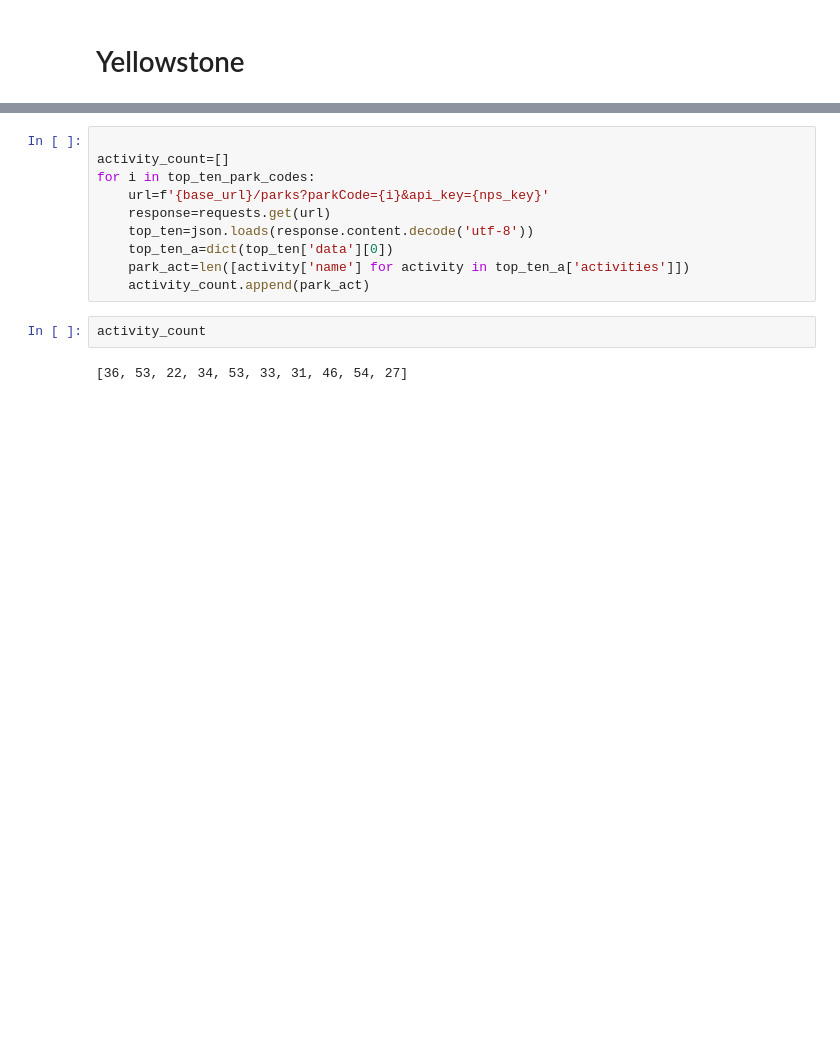
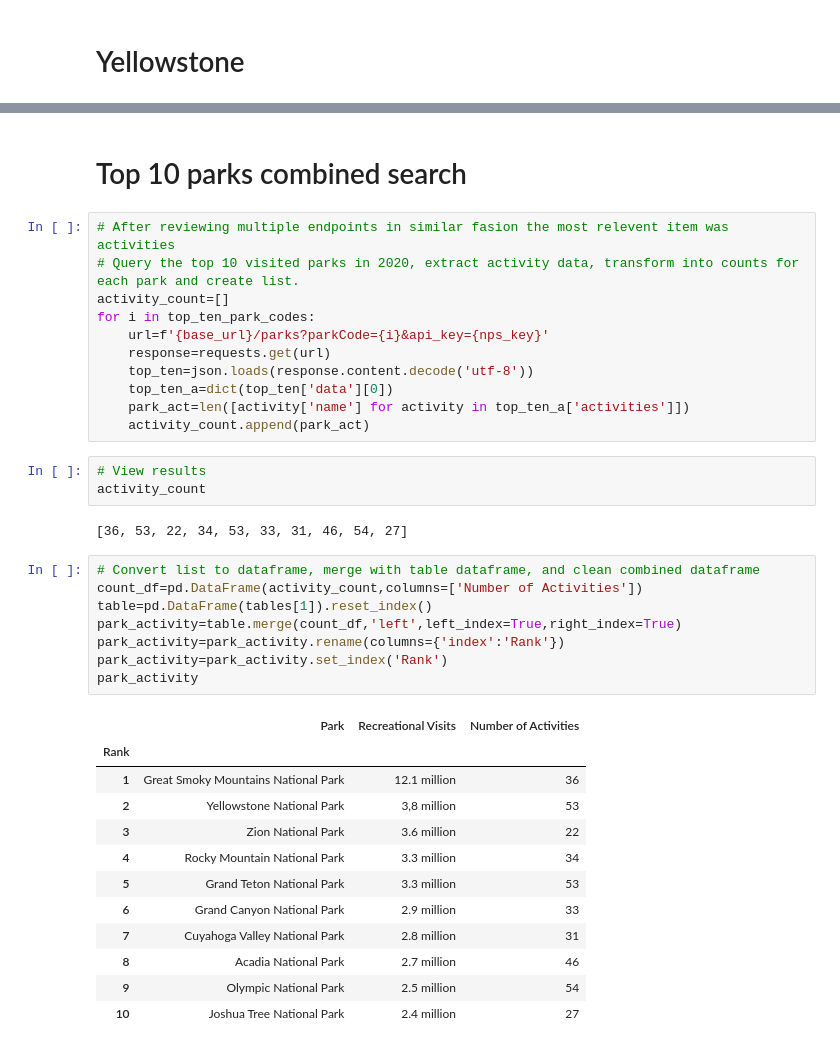
Before and after one commit to raj-cmyk/Zombie-Tigers-ETL-Project, a Jupyter notebook: ETL_sbc.ipynb, the cells around one changed output, grey strips where cells are left out. Cells and saved outputs as stored; diff of their text form; blank space fills up the shorter version.

```diff
--- a/ETL_sbc.ipynb
+++ b/ETL_sbc.ipynb
@@ -249,5 +254,8 @@ yell_op_hours
+# %% [markdown]
+# Top 10 parks combined search
 # %%
-
+# After reviewing multiple endpoints in similar fasion the most relevent item was activities
+# Query the top 10 visited parks in 2020, extract activity data, transform into counts for each park and create list.
 activity_count=[]
 for i in top_ten_park_codes:
     url=f'{base_url}/parks?parkCode={i}&api_key={nps_key}'
@@ -256,7 +264,29 @@ for i in top_ten_park_codes:
     top_ten_a=dict(top_ten['data'][0])
     park_act=len([activity['name'] for activity in top_ten_a['activities']])
     activity_count.append(park_act)
-# %%
-activity_count
-# %% [output]
-[36, 53, 22, 34, 53, 33, 31, 46, 54, 27]
+# %%
+# View results
+activity_count
+# %% [output]
+[36, 53, 22, 34, 53, 33, 31, 46, 54, 27]
+# %%
+# Convert list to dataframe, merge with table dataframe, and clean combined dataframe
+count_df=pd.DataFrame(activity_count,columns=['Number of Activities'])
+table=pd.DataFrame(tables[1]).reset_index()
+park_activity=table.merge(count_df,'left',left_index=True,right_index=True)
+park_activity=park_activity.rename(columns={'index':'Rank'})
+park_activity=park_activity.set_index('Rank')
+park_activity
+# %% [output]
+|  | Park | Recreational Visits | Number of Activities |
+| Rank |  |  |  |
+| 1 | Great Smoky Mountains National Park | 12.1 million | 36 |
+| 2 | Yellowstone National Park | 3,8 million | 53 |
+| 3 | Zion National Park | 3.6 million | 22 |
+| 4 | Rocky Mountain National Park | 3.3 million | 34 |
+| 5 | Grand Teton National Park | 3.3 million | 53 |
+| 6 | Grand Canyon National Park | 2.9 million | 33 |
+| 7 | Cuyahoga Valley National Park | 2.8 million | 31 |
+| 8 | Acadia National Park | 2.7 million | 46 |
+| 9 | Olympic National Park | 2.5 million | 54 |
+| 10 | Joshua Tree National Park | 2.4 million | 27 |
```
Also changed, not shown: parts of 14 cells of this notebook.
